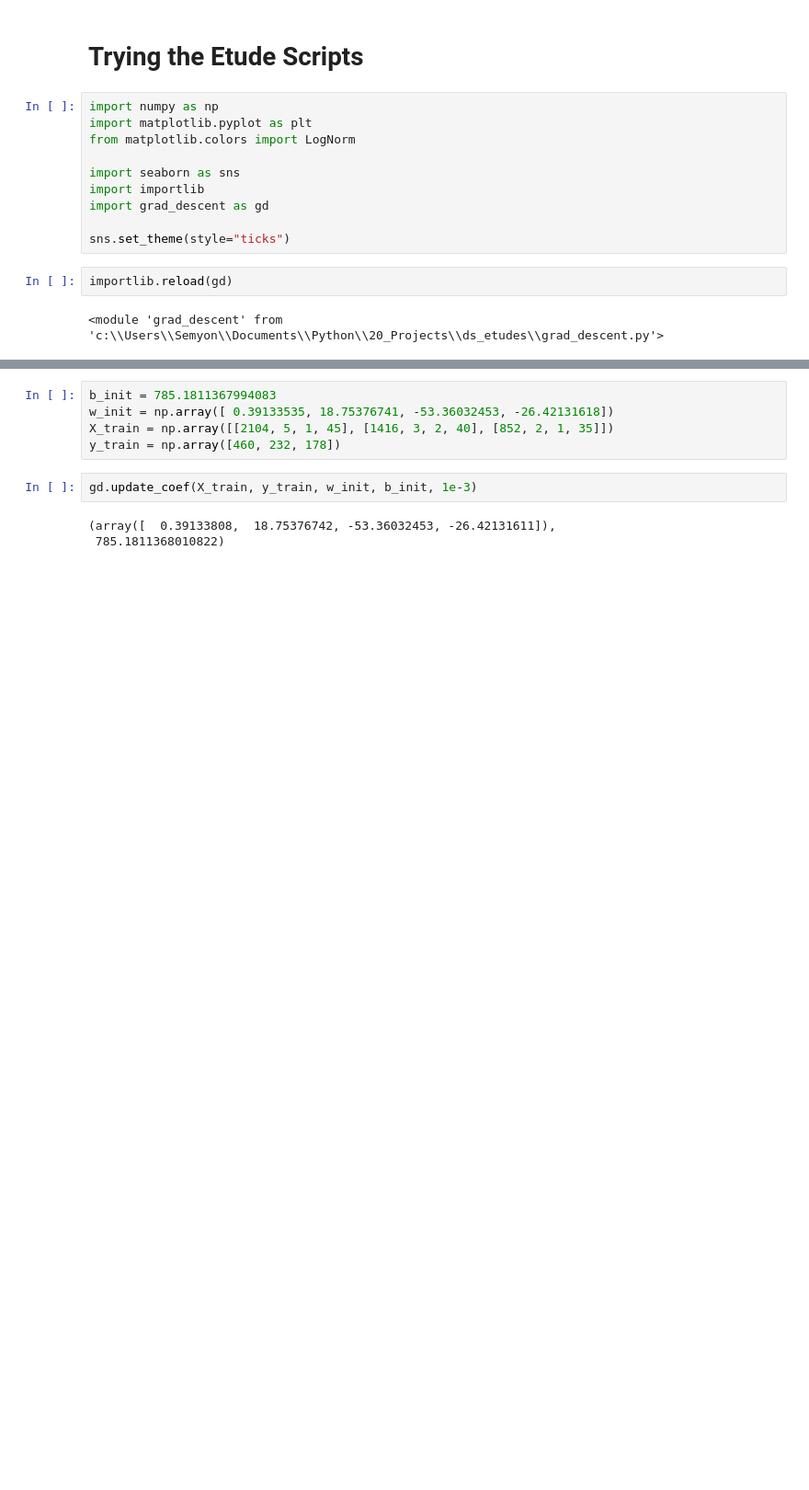
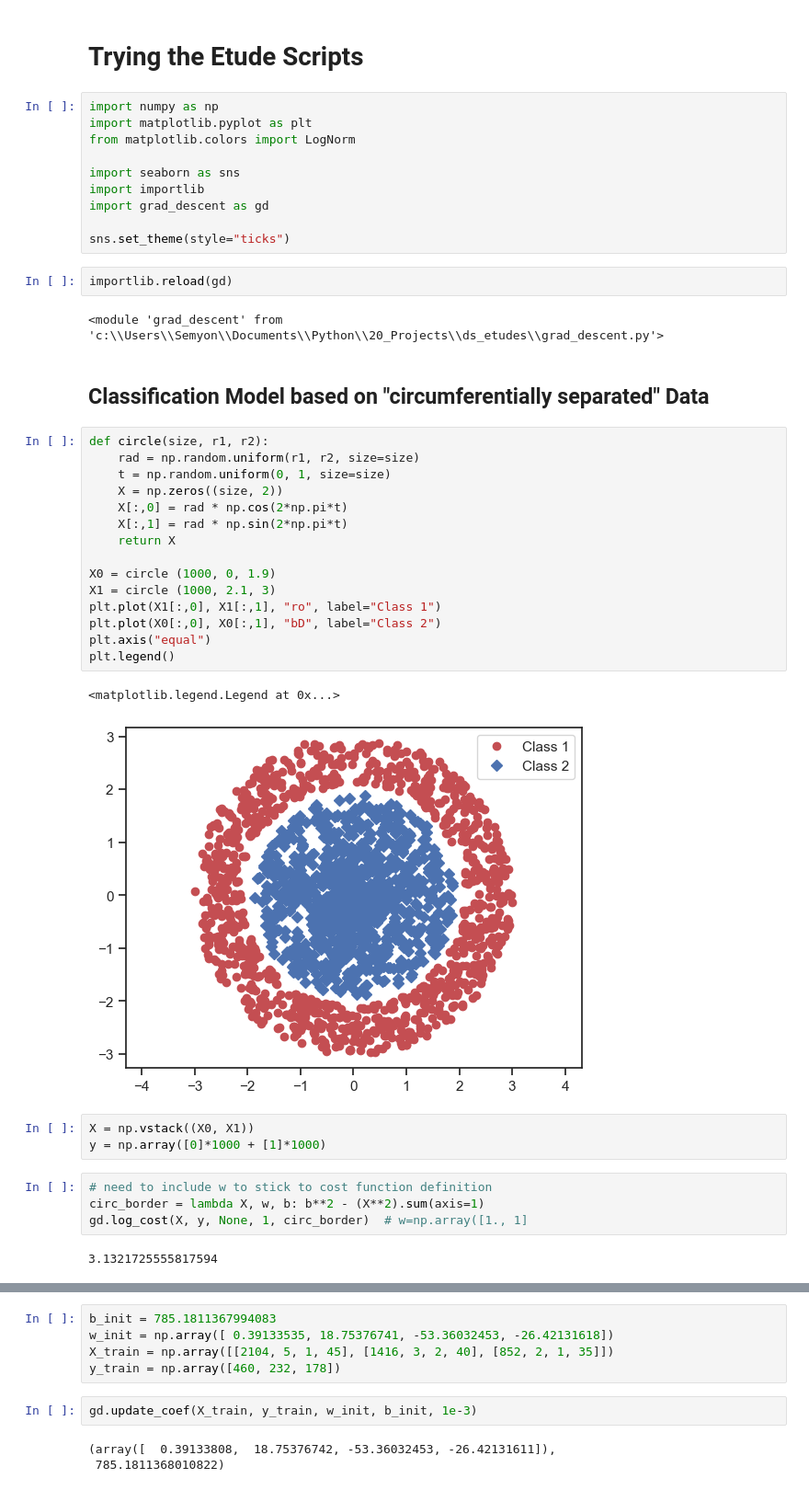
Before and after one commit to semyonbok/ds_etudes, a Jupyter notebook: etudes_testing.ipynb, the cells around one changed output, grey strips where cells are left out. Shown: that part at 92% size. Saved outputs shown, nothing was run; the diff lists cells and outputs as text; blank space fills up the shorter version.

```diff
--- a/etudes_testing.ipynb
+++ b/etudes_testing.ipynb
@@ -14,3 +14,32 @@ sns.set_theme(style="ticks")
 importlib.reload(gd)
 # %% [output]
 <module 'grad_descent' from 'c:\\Users\\Semyon\\Documents\\Python\\20_Projects\\ds_etudes\\grad_descent.py'>
+# %% [markdown]
+## Classification Model based on "circumferentially separated" Data
+# %%
+def circle(size, r1, r2):
+    rad = np.random.uniform(r1, r2, size=size)
+    t = np.random.uniform(0, 1, size=size)
+    X = np.zeros((size, 2))
+    X[:,0] = rad * np.cos(2*np.pi*t)
+    X[:,1] = rad * np.sin(2*np.pi*t)
+    return X
+
+X0 = circle (1000, 0, 1.9)
+X1 = circle (1000, 2.1, 3)
+plt.plot(X1[:,0], X1[:,1], "ro", label="Class 1")
+plt.plot(X0[:,0], X0[:,1], "bD", label="Class 2")
+plt.axis("equal")
+plt.legend()
+# %% [output]
+<matplotlib.legend.Legend at 0x...>
+[figure, added]
+# %%
+X = np.vstack((X0, X1))
+y = np.array([0]*1000 + [1]*1000)
+# %%
+# need to include w to stick to cost function definition
+circ_border = lambda X, w, b: b**2 - (X**2).sum(axis=1)
+gd.log_cost(X, y, None, 1, circ_border)  # w=np.array([1., 1]
+# %% [output]
+3.1321725555817594
```
Also changed, not shown: parts of 8 cells of this notebook, 1 other file.
